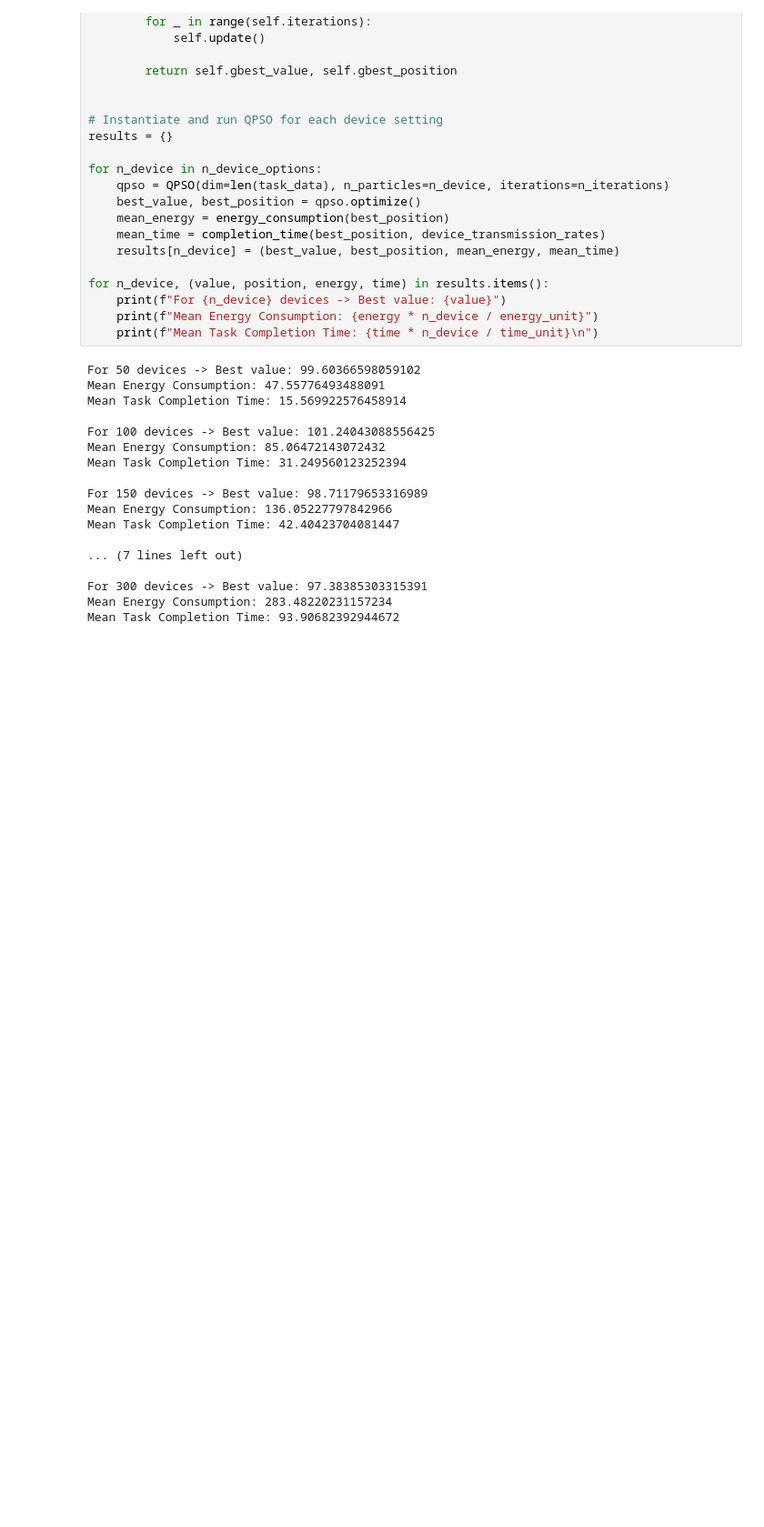
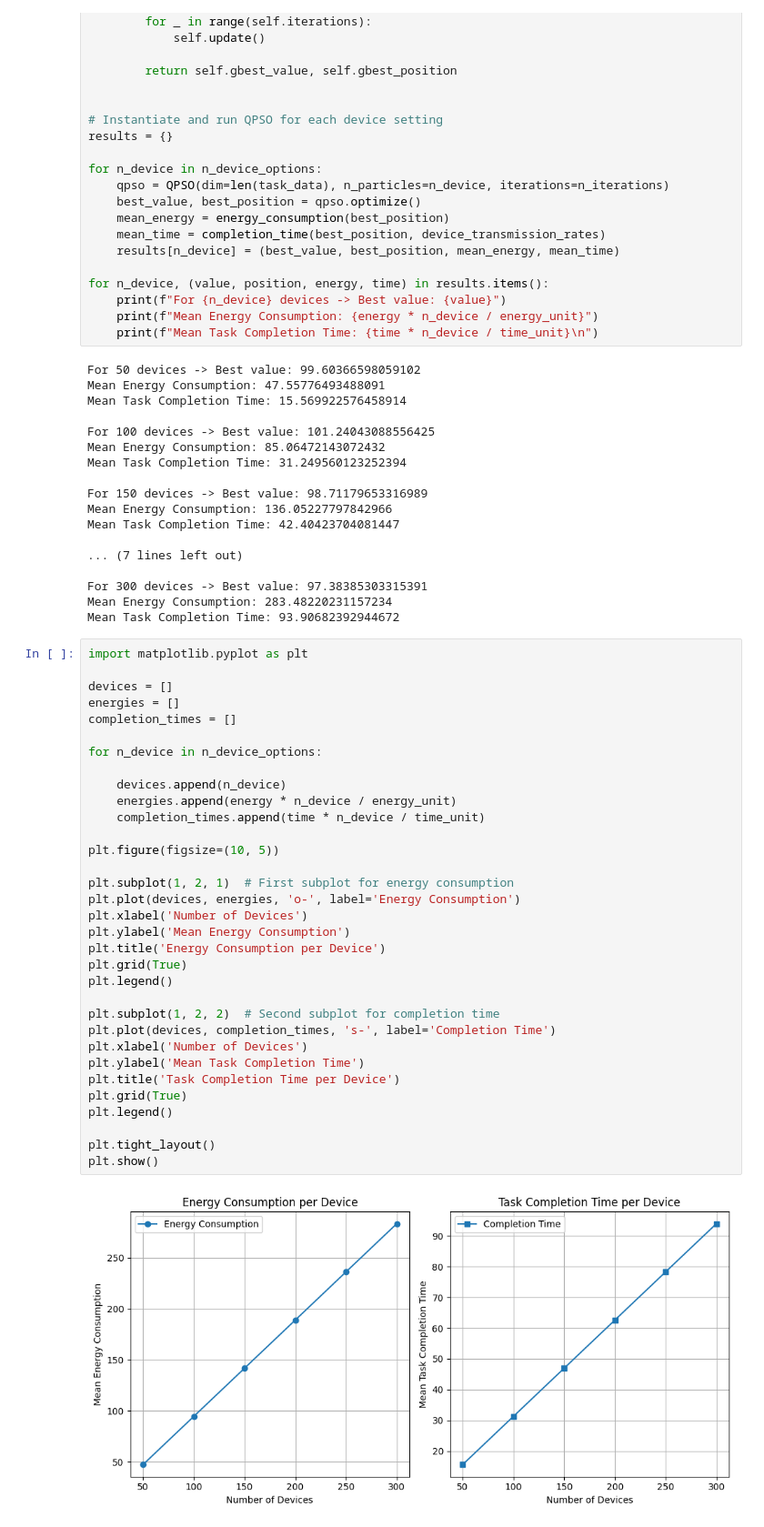
Before and after one commit to elsunais6167/edgeCloudTaskOffloader, a Jupyter notebook: algo-2.ipynb, the cells around one changed output. Shown at 91% size. Saved outputs shown, nothing was run; the diff lists cells and outputs as text; blank space fills up the shorter version.

Commit message:
graph

```diff
--- a/algo-2.ipynb
+++ b/algo-2.ipynb
@@ -124,3 +124,38 @@ Mean Task Completion Time: 42.40423704081447
 For 300 devices -> Best value: 97.38385303315391
 Mean Energy Consumption: 283.48220231157234
 Mean Task Completion Time: 93.90682392944672
+# %%
+import matplotlib.pyplot as plt
+
+devices = []
+energies = []
+completion_times = []
+
+for n_device in n_device_options:
+
+    devices.append(n_device)
+    energies.append(energy * n_device / energy_unit)
+    completion_times.append(time * n_device / time_unit)
+
+plt.figure(figsize=(10, 5))
+
+plt.subplot(1, 2, 1)  # First subplot for energy consumption
+plt.plot(devices, energies, 'o-', label='Energy Consumption')
+plt.xlabel('Number of Devices')
+plt.ylabel('Mean Energy Consumption')
+plt.title('Energy Consumption per Device')
+plt.grid(True)
+plt.legend()
+
+plt.subplot(1, 2, 2)  # Second subplot for completion time
+plt.plot(devices, completion_times, 's-', label='Completion Time')
+plt.xlabel('Number of Devices')
+plt.ylabel('Mean Task Completion Time')
+plt.title('Task Completion Time per Device')
+plt.grid(True)
+plt.legend()
+
+plt.tight_layout()
+plt.show()
+# %% [output]
+[figure, added]
```
Also changed, not shown: 1 other file.
